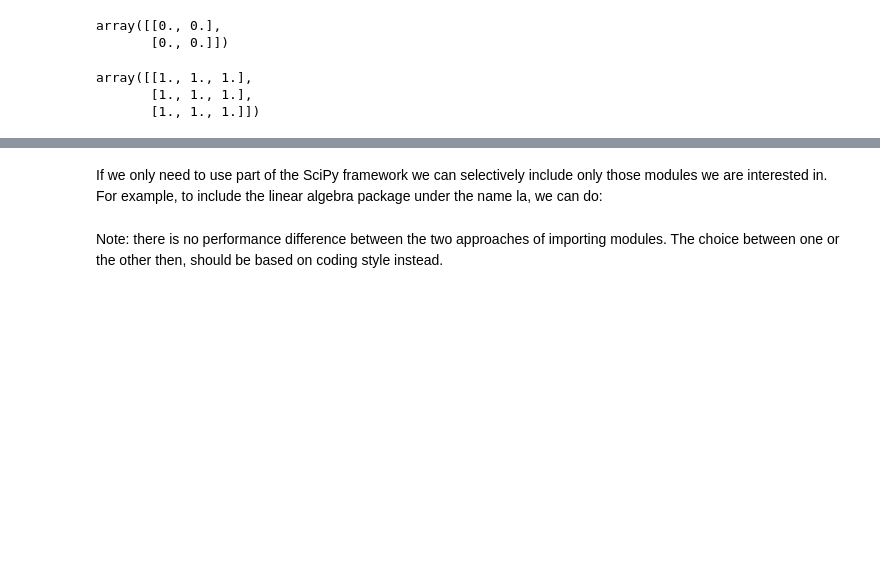
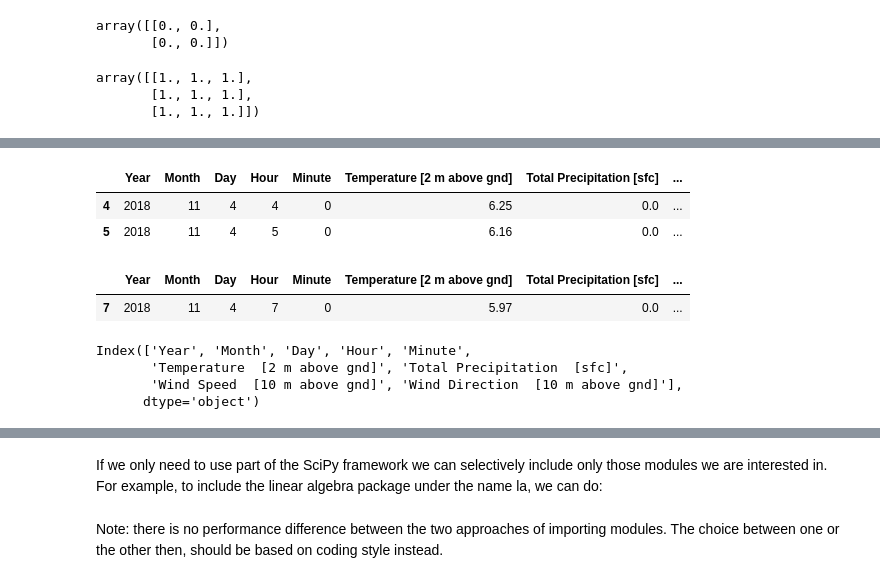
Before and after one commit to SiLiKhon/HEPStatsSeminar, a Jupyter notebook: Overview_of_useful_Python_libraries.ipynb, the cells around one changed output, grey strips where cells are left out. Saved outputs shown, nothing was run; the diff lists cells and outputs as text; code cells hidden in the pictures; blank space fills up the shorter version.

```diff
--- a/Overview_of_useful_Python_libraries.ipynb
+++ b/Overview_of_useful_Python_libraries.ipynb
@@ -190,0 +293,23 @@ array([[1., 1., 1.],
+# %%
+# Indexing with '.loc' uses that index, also it includes the last element of the slice:
+small_df.loc[4:5]
+# %% [output]
+|  | Year | Month | Day | Hour | Minute | Temperature [2 m above gnd] | Total Precipitation [sfc] | ... |
+| 4 | 2018 | 11 | 4 | 4 | 0 | 6.25 | 0.0 | ... |
+| 5 | 2018 | 11 | 4 | 5 | 0 | 6.16 | 0.0 | ... |
+# %%
+# while using just [4:5] selects the row, which is 4'th from the beginning
+# of current DataFrame (it's index is 7), and it excludes the last element
+# of the slice:
+small_df[4:5]
+# %% [output]
+|  | Year | Month | Day | Hour | Minute | Temperature [2 m above gnd] | Total Precipitation [sfc] | ... |
+| 7 | 2018 | 11 | 4 | 7 | 0 | 5.97 | 0.0 | ... |
+# %%
+# You can list the column names:
+small_df.columns
+# %% [output]
+Index(['Year', 'Month', 'Day', 'Hour', 'Minute',
+       'Temperature  [2 m above gnd]', 'Total Precipitation  [sfc]',
+       'Wind Speed  [10 m above gnd]', 'Wind Direction  [10 m above gnd]'],
+      dtype='object')
```
Also changed, not shown: parts of 97 cells of this notebook.
